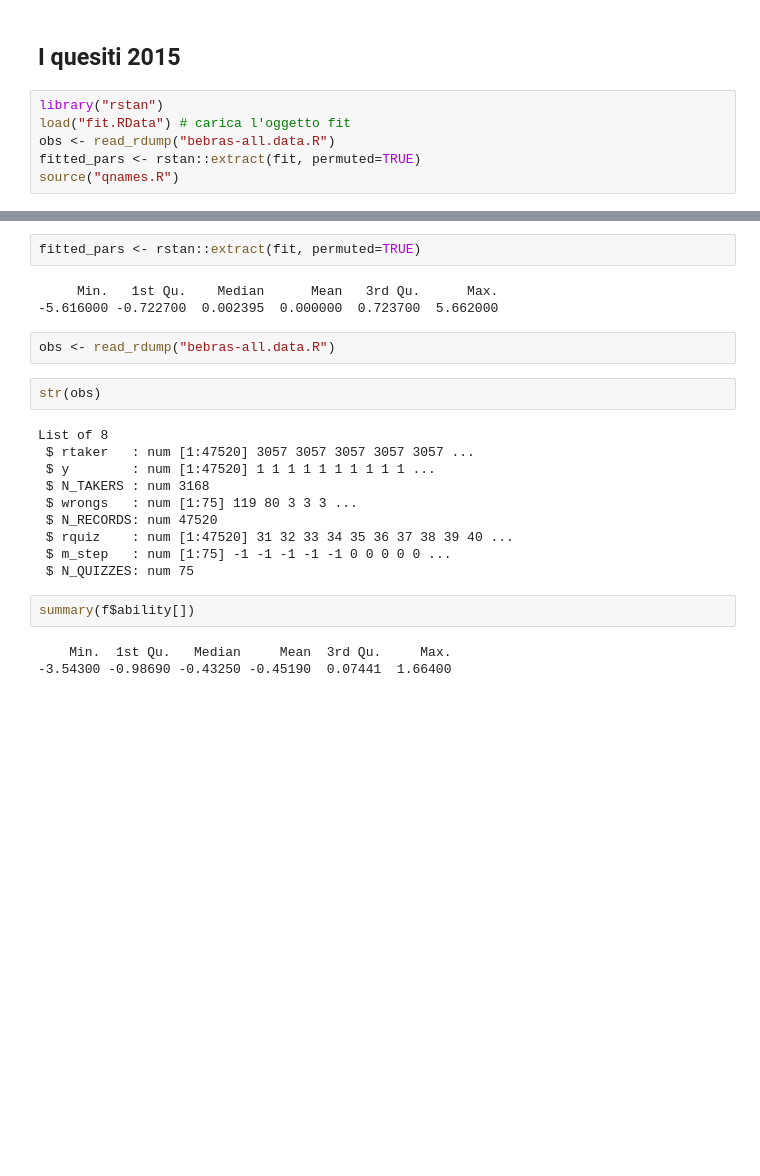
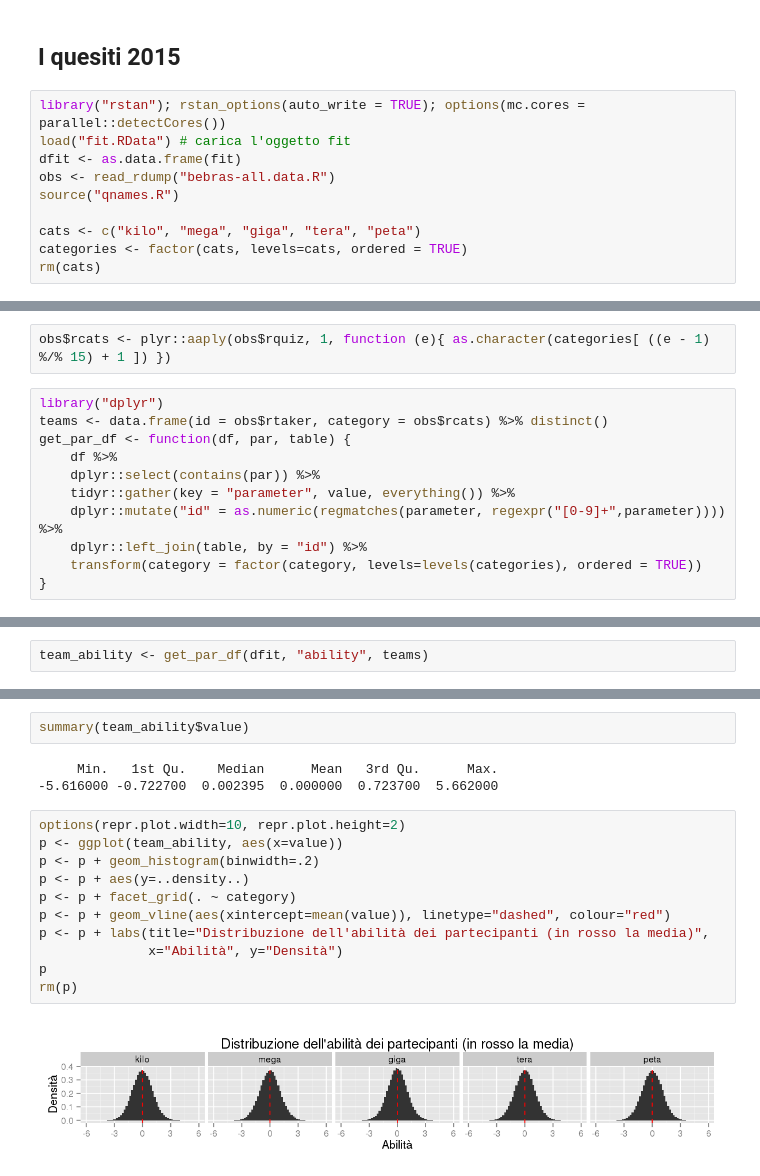
Before and after one commit to monga/bebras-it-nb, a Jupyter notebook: bebras-it.ipynb, the cells around one changed output, grey strips where cells are left out. Drawn from its saved outputs; the diff is of its cells as text; blank space fills up the shorter version.

```diff
--- a/bebras-it.ipynb
+++ b/bebras-it.ipynb
@@ -47,8 +50,12 @@ A ogni *item* o quiz, quindi, viene associata una specifica curva logistica (la
 # %% [markdown]
 ## I quesiti 2015
 # %%
-library("rstan")
+library("rstan"); rstan_options(auto_write = TRUE); options(mc.cores = parallel::detectCores())
 load("fit.RData") # carica l'oggetto fit
+dfit <- as.data.frame(fit)
 obs <- read_rdump("bebras-all.data.R")
-fitted_pars <- rstan::extract(fit, permuted=TRUE)
 source("qnames.R")
+
+cats <- c("kilo", "mega", "giga", "tera", "peta")
+categories <- factor(cats, levels=cats, ordered = TRUE)
+rm(cats)
@@ -61,0 +68,13 @@ teams$peta <- obs$rtaker[(obs$rquiz == 61)]
+# %%
+obs$rcats <- plyr::aaply(obs$rquiz, 1, function (e){ as.character(categories[ ((e - 1) %/% 15) + 1 ]) })
+# %%
+library("dplyr")
+teams <- data.frame(id = obs$rtaker, category = obs$rcats) %>% distinct()
+get_par_df <- function(df, par, table) {
+    df %>%
+    dplyr::select(contains(par)) %>%
+    tidyr::gather(key = "parameter", value, everything()) %>%
+    dplyr::mutate("id" = as.numeric(regmatches(parameter, regexpr("[0-9]+",parameter)))) %>%
+    dplyr::left_join(table, by = "id") %>%
+    transform(category = factor(category, levels=levels(categories), ordered = TRUE))
+}
@@ -62 +91,3 @@ teams$peta <- obs$rtaker[(obs$rquiz == 61)]
+# %%
+team_ability <- get_par_df(dfit, "ability", teams)
 # %% [markdown]
@@ -78,24 +95,18 @@ p
-# %%
-fitted_pars <- rstan::extract(fit, permuted=TRUE)
-# %% [output]
-     Min.   1st Qu.    Median      Mean   3rd Qu.      Max.
--5.616000 -0.722700  0.002395  0.000000  0.723700  5.662000
-# %%
-obs <- read_rdump("bebras-all.data.R")
-# %%
-str(obs)
-# %% [output]
-List of 8
- $ rtaker   : num [1:47520] 3057 3057 3057 3057 3057 ...
- $ y        : num [1:47520] 1 1 1 1 1 1 1 1 1 1 ...
- $ N_TAKERS : num 3168
- $ wrongs   : num [1:75] 119 80 3 3 3 ...
- $ N_RECORDS: num 47520
- $ rquiz    : num [1:47520] 31 32 33 34 35 36 37 38 39 40 ...
- $ m_step   : num [1:75] -1 -1 -1 -1 -1 0 0 0 0 0 ...
- $ N_QUIZZES: num 75
-# %%
-summary(f$ability[])
-# %% [output]
-    Min.  1st Qu.   Median     Mean  3rd Qu.     Max.
--3.54300 -0.98690 -0.43250 -0.45190  0.07441  1.66400
+# %%
+summary(team_ability$value)
+# %% [output]
+     Min.   1st Qu.    Median      Mean   3rd Qu.      Max.
+-5.616000 -0.722700  0.002395  0.000000  0.723700  5.662000
+# %%
+options(repr.plot.width=10, repr.plot.height=2)
+p <- ggplot(team_ability, aes(x=value))
+p <- p + geom_histogram(binwidth=.2)
+p <- p + aes(y=..density..)
+p <- p + facet_grid(. ~ category)
+p <- p + geom_vline(aes(xintercept=mean(value)), linetype="dashed", colour="red")
+p <- p + labs(title="Distribuzione dell'abilità dei partecipanti (in rosso la media)",
+              x="Abilità", y="Densità")
+p
+rm(p)
+# %% [output]
+[figure, added]
```
Also changed, not shown: parts of 12 cells of this notebook.
